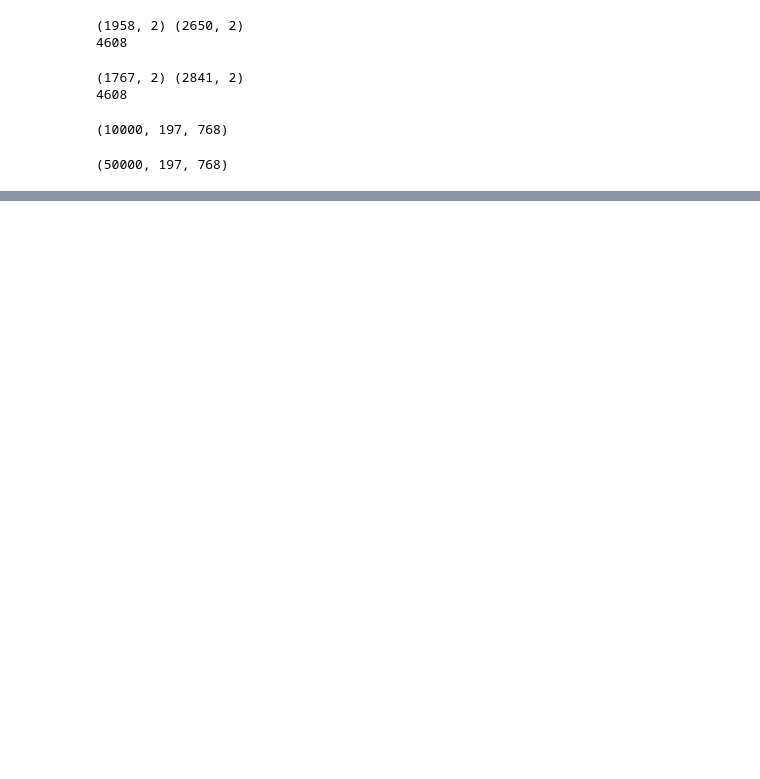
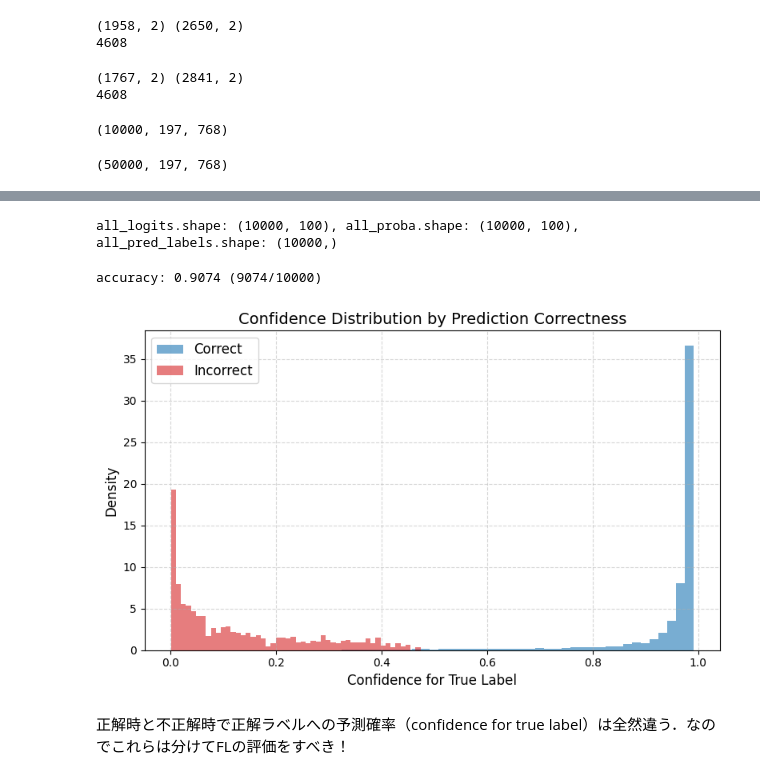
Before and after one commit to posl/RepTran-replication, a Jupyter notebook: src/exp-c100c-3.ipynb, the cells around one changed output, grey strips where cells are left out. Drawn from its saved outputs; the diff is of its cells as text; code cells hidden in the pictures; blank space fills up the shorter version.

```diff
--- a/src/exp-c100c-3.ipynb
+++ b/src/exp-c100c-3.ipynb
@@ -32,0 +71,69 @@ print(cache_states.shape)
+# %%
+cache_path = "/src/src/out_vit_c100_fold0/cache_hidden_states_before_layernorm_repair/hidden_states_before_layernorm_11.npy"
+clean_hs = get_batched_hs(cache_path, batch_size=ViTExperiment.BATCH_SIZE)
+# %%
+all_logits = []
+all_proba = []
+all_pred_labels = []
+for cached_state in tqdm(clean_hs, total=len(clean_hs)):
+    # ここでViTFromLastLayerのforwardが実行される
+    logits = vit_from_last_layer(hidden_states_before_layernorm=cached_state, tgt_pos=tgt_pos)
+    proba = torch.nn.functional.softmax(logits, dim=-1)
+    logits = logits.detach().cpu().numpy()
+    proba = proba.detach().cpu().numpy()
+    all_logits.append(logits)
+    all_proba.append(proba)
+all_logits = np.concatenate(all_logits, axis=0)
+all_proba = np.concatenate(all_proba, axis=0)
+all_pred_labels = all_logits.argmax(axis=-1)
+print(f"all_logits.shape: {all_logits.shape}, all_proba.shape: {all_proba.shape}, all_pred_labels.shape: {all_pred_labels.shape}")
+# %% [output]
+all_logits.shape: (10000, 100), all_proba.shape: (10000, 100), all_pred_labels.shape: (10000,)
+# %%
+# datasetをロード (true_labelsが欲しいので)
+ds_name, k = "c100", 0
+ds_dirname = f"{ds_name}_fold{k}"
+tgt_split = "repair"
+ds = load_from_disk(os.path.join(ViTExperiment.DATASET_DIR, ds_dirname))
+label_col = "fine_label"
+true_labels = np.array(ds[tgt_split][label_col])
+# true_labelsとall_pred_labelsを比較して正解率を算出
+is_correct = np.equal(true_labels, all_pred_labels)
+is_correct = is_correct.astype(np.int32)
+total_correct = np.sum(is_correct)
+total = len(true_labels)
+accuracy = total_correct / total
+print(f"accuracy: {accuracy:.4f} ({total_correct}/{total})")
+# %% [output]
+accuracy: 0.9074 (9074/10000)
+# %%
+# 正解時と不正解時の正解ラベルへの予測確率分布を出す
+correct_proba = all_proba[is_correct == 1]
+incorrect_proba = all_proba[is_correct == 0]
+labels_when_correct = true_labels[is_correct == 1]
+labels_when_incorrect = true_labels[is_correct == 0]
+correct_confidences = correct_proba[np.arange(len(correct_proba)), labels_when_correct]
+incorrect_confidences = incorrect_proba[np.arange(len(incorrect_proba)), labels_when_incorrect]
+# %%
+import numpy as np
+import matplotlib.pyplot as plt
+
+# Notebook向け
+%matplotlib inline
+
+plt.figure(figsize=(8, 5))
+
+plt.hist(correct_confidences, bins=50, alpha=0.6, label='Correct', color='tab:blue', density=True)
+plt.hist(incorrect_confidences, bins=50, alpha=0.6, label='Incorrect', color='tab:red', density=True)
+
+plt.xlabel('Confidence for True Label', fontsize=12)
+plt.ylabel('Density', fontsize=12)
+plt.title('Confidence Distribution by Prediction Correctness', fontsize=14)
+plt.legend(fontsize=12)
+plt.grid(True, linestyle='--', alpha=0.5)
+plt.tight_layout()
+plt.show()
+# %% [output]
+[figure, added]
+# %% [markdown]
+正解時と不正解時で正解ラベルへの予測確率（confidence for true label）は全然違う．なのでこれらは分けてFLの評価をすべき！
```
Also changed, not shown: parts of 3 cells of this notebook, 5 other files.
